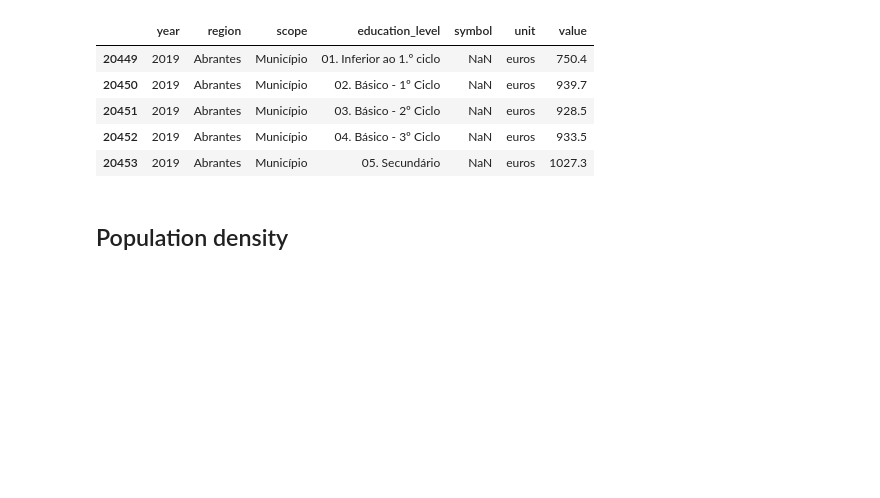
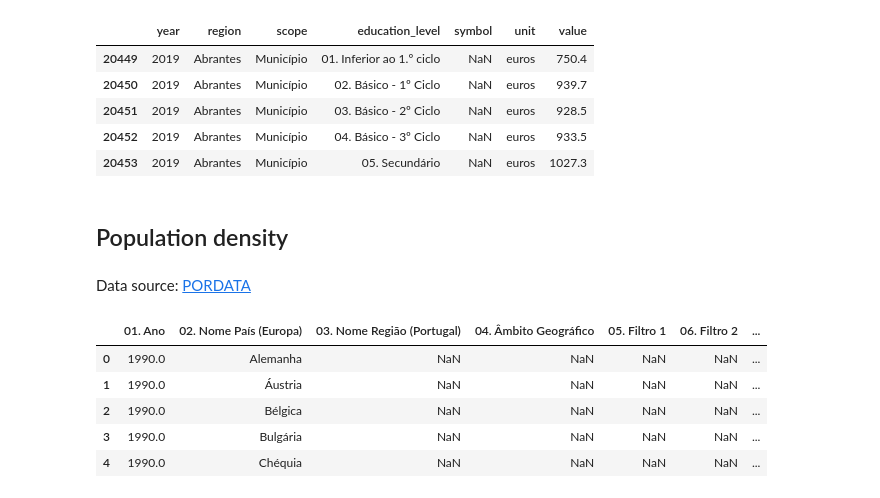
Before and after one commit to Shushunya/FCD-housing-prices, a Jupyter notebook: code/notebooks/eda/00_data_cleaning.ipynb, the cells around one changed output. Cells and saved outputs as stored; diff of their text form; code cells hidden in the pictures; blank space fills up the shorter version.

```diff
--- a/code/notebooks/eda/00_data_cleaning.ipynb
+++ b/code/notebooks/eda/00_data_cleaning.ipynb
@@ -267,3 +267,15 @@ education_income_df.head()
 | 20453 | 2019 | Abrantes | Município | 05. Secundário | NaN | euros | 1027.3 |
 # %% [markdown]
 ## Population density
+# %% [markdown]
+Data source: [PORDATA](https://www.pordata.pt/pt/estatisticas/populacao/populacao-residente/densidade-populacional)
+# %%
+df_density = pd.read_csv(DENSITY_RAW_FILE, encoding='utf-8-sig')
+df_density.head()
+# %% [output]
+|  | 01. Ano | 02. Nome País (Europa) | 03. Nome Região (Portugal) | 04. Âmbito Geográfico | 05. Filtro 1 | 06. Filtro 2 | ... |
+| 0 | 1990.0 | Alemanha | NaN | NaN | NaN | NaN | ... |
+| 1 | 1990.0 | Áustria | NaN | NaN | NaN | NaN | ... |
+| 2 | 1990.0 | Bélgica | NaN | NaN | NaN | NaN | ... |
+| 3 | 1990.0 | Bulgária | NaN | NaN | NaN | NaN | ... |
+| 4 | 1990.0 | Chéquia | NaN | NaN | NaN | NaN | ... |
```
Also changed, not shown: parts of 7 cells of this notebook, 3 other files.
